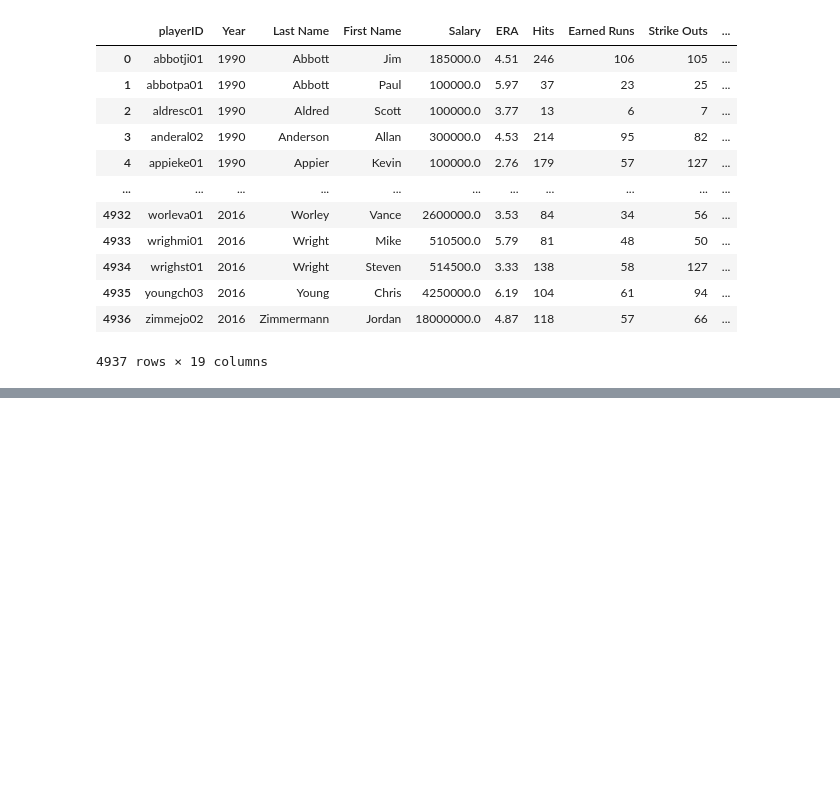
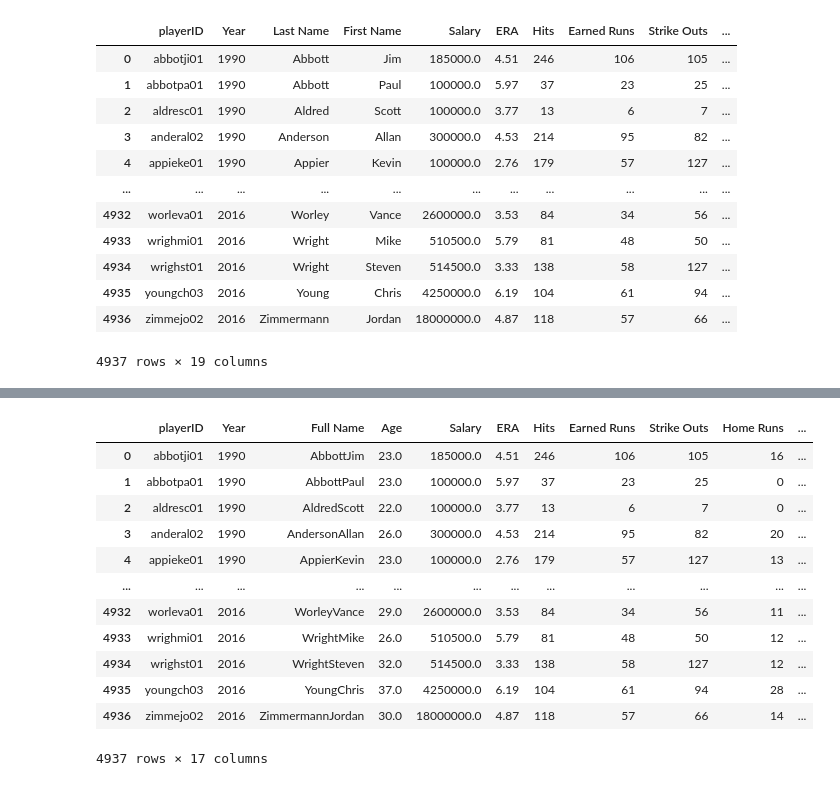
Before and after one commit to Jenny16x/TeamSix, a Jupyter notebook: Pitcher_Salary_Cleaning.ipynb, the cells around one changed output, grey strips where cells are left out. Cells and saved outputs as stored; diff of their text form; code cells hidden in the pictures; blank space fills up the shorter version.

```diff
--- a/Pitcher_Salary_Cleaning.ipynb
+++ b/Pitcher_Salary_Cleaning.ipynb
@@ -320,3 +320,5 @@ ps_info
 4937 rows × 19 columns
 # %%
 # Calculate Age using Year less Year Born
+ps_info["Age"] = ps_info["Year"] - ps_info["Year Born"]
+ps_info
@@ -322,0 +344,4 @@ ps_info
+# %%
+# Rearrange Columns
+ps_info = ps_info[["playerID", "Year", "Last Name", "First Name", "Age", "Salary", "ERA", "Hits", "Earned Runs","Strike Outs", "Home Runs", "Wins", "Losses", "Weight", "Height", "League", "Team", "Games Started" ]]
+ps_info
@@ -322,0 +362,4 @@ ps_info
+# %%
+# Combine Names
+ps_info["Full Name"] = ps_info["Last Name"] + ps_info["First Name"]
+ps_info
@@ -323,3 +385,21 @@ ps_info
+# %%
+# Rearrange Columns
+ps_info = ps_info[["playerID", "Year", "Full Name", "Age", "Salary", "ERA", "Hits", "Earned Runs","Strike Outs", "Home Runs", "Wins", "Losses", "Weight", "Height", "League", "Team", "Games Started" ]]
+ps_info
+# %% [output]
+|  | playerID | Year | Full Name | Age | Salary | ERA | Hits | Earned Runs | Strike Outs | Home Runs | ... |
+| 0 | abbotji01 | 1990 | AbbottJim | 23.0 | 185000.0 | 4.51 | 246 | 106 | 105 | 16 | ... |
+| 1 | abbotpa01 | 1990 | AbbottPaul | 23.0 | 100000.0 | 5.97 | 37 | 23 | 25 | 0 | ... |
+| 2 | aldresc01 | 1990 | AldredScott | 22.0 | 100000.0 | 3.77 | 13 | 6 | 7 | 0 | ... |
+| 3 | anderal02 | 1990 | AndersonAllan | 26.0 | 300000.0 | 4.53 | 214 | 95 | 82 | 20 | ... |
+| 4 | appieke01 | 1990 | AppierKevin | 23.0 | 100000.0 | 2.76 | 179 | 57 | 127 | 13 | ... |
+| ... | ... | ... | ... | ... | ... | ... | ... | ... | ... | ... | ... |
+| 4932 | worleva01 | 2016 | WorleyVance | 29.0 | 2600000.0 | 3.53 | 84 | 34 | 56 | 11 | ... |
+| 4933 | wrighmi01 | 2016 | WrightMike | 26.0 | 510500.0 | 5.79 | 81 | 48 | 50 | 12 | ... |
+| 4934 | wrighst01 | 2016 | WrightSteven | 32.0 | 514500.0 | 3.33 | 138 | 58 | 127 | 12 | ... |
+| 4935 | youngch03 | 2016 | YoungChris | 37.0 | 4250000.0 | 6.19 | 104 | 61 | 94 | 28 | ... |
+| 4936 | zimmejo02 | 2016 | ZimmermannJordan | 30.0 | 18000000.0 | 4.87 | 118 | 57 | 66 | 14 | ... |
+4937 rows × 17 columns
 # %%
 # Further reduce columns if needed
 # %%
```
Also changed, not shown: parts of 5 cells of this notebook.
